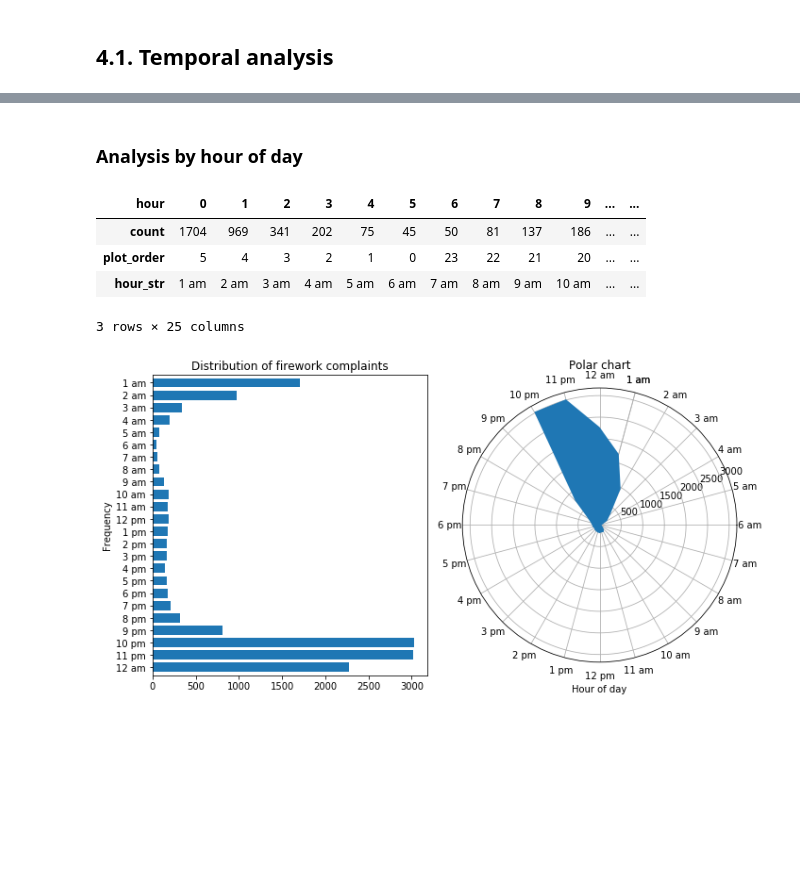
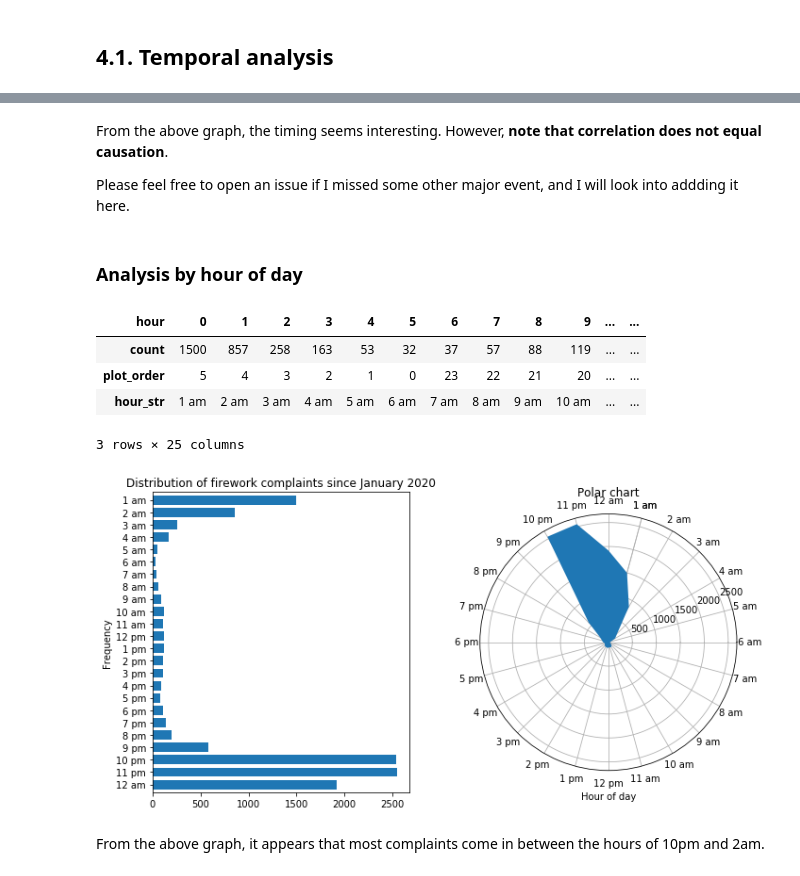
Before and after one commit to ercas/nyc-fireworks, a Jupyter notebook: Untitled.ipynb, the cells around one changed output, grey strips where cells are left out. Cells and saved outputs as stored; diff of their text form; code cells hidden in the pictures; blank space fills up the shorter version.

```diff
--- a/Untitled.ipynb
+++ b/Untitled.ipynb
@@ -227,7 +283,13 @@ Something obviously fishy is going on. The spikes each year are probably due to
+# %% [markdown]
+From the above graph, the timing seems interesting. However, **note that correlation does not equal causation**.
+
+Please feel free to open an issue if I missed some other major event, and I will look into addding it here.
 # %% [markdown]
 ### Analysis by hour of day
 # %%
-hourly_counts = gdf_311_sorted["Created Date"].dt.hour.value_counts()\
+hourly_counts = gdf_311\
+    [gdf_311["Created Date"] >= pandas.to_datetime("2020-01-01")]\
+    ["Created Date"].dt.hour.value_counts()\
     .rename("count").sort_index().to_frame().rename_axis("hour")
 
 # we will flip the polar plot by making the hour negative and rotate it 45
@@ -256,35 +318,37 @@ hourly_counts["hour_str"] = [
 hourly_counts.T
 # %% [output]
 | hour | 0 | 1 | 2 | 3 | 4 | 5 | 6 | 7 | 8 | 9 | ... | ... |
-| count | 1704 | 969 | 341 | 202 | 75 | 45 | 50 | 81 | 137 | 186 | ... | ... |
+| count | 1500 | 857 | 258 | 163 | 53 | 32 | 37 | 57 | 88 | 119 | ... | ... |
 | plot_order | 5 | 4 | 3 | 2 | 1 | 0 | 23 | 22 | 21 | 20 | ... | ... |
 | hour_str | 1 am | 2 am | 3 am | 4 am | 5 am | 6 am | 7 am | 8 am | 9 am | 10 am | ... | ... |
 3 rows × 25 columns
 # %%
 figure = pyplot.figure(figsize=(10, 5.2))
 
 # bar chart
 bar_axis = figure.add_subplot(1, 2, 1)
 hourly_counts.sort_index(ascending=False)\
     .set_index("hour_str")["count"].iloc[1:]\
     .plot.barh(ax=bar_axis, width=0.75)
 bar_axis.set_ylabel("Hour of day")
 bar_axis.set_ylabel("Frequency")
-bar_axis.set_title("Distribution of firework complaints")
+bar_axis.set_title("Distribution of firework complaints since January 2020")
 
 # polar chart
 polar_axis = figure.add_subplot(1, 2, 2, projection = "polar")
 polar_axis.fill_between(
     numpy.pi * 2 * hourly_counts["plot_order"] / 24,
     0, hourly_counts["count"]
 )
 polar_axis.set_axisbelow(True)
 polar_axis.set_xlabel("Hour of day")
 polar_axis.set_xticks(numpy.pi * 2 * hourly_counts["plot_order"] / 24)
 polar_axis.set_xticklabels(hourly_counts["hour_str"])
 polar_axis.set_title("Polar chart")
 
 pyplot.tight_layout()
 pass
 # %% [output]
-[figure, old version]
+[figure, new version]
+# %% [markdown]
+From the above graph, it appears that most complaints come in between the hours of 10pm and 2am.
```
Also changed, not shown: parts of 10 cells of this notebook.
